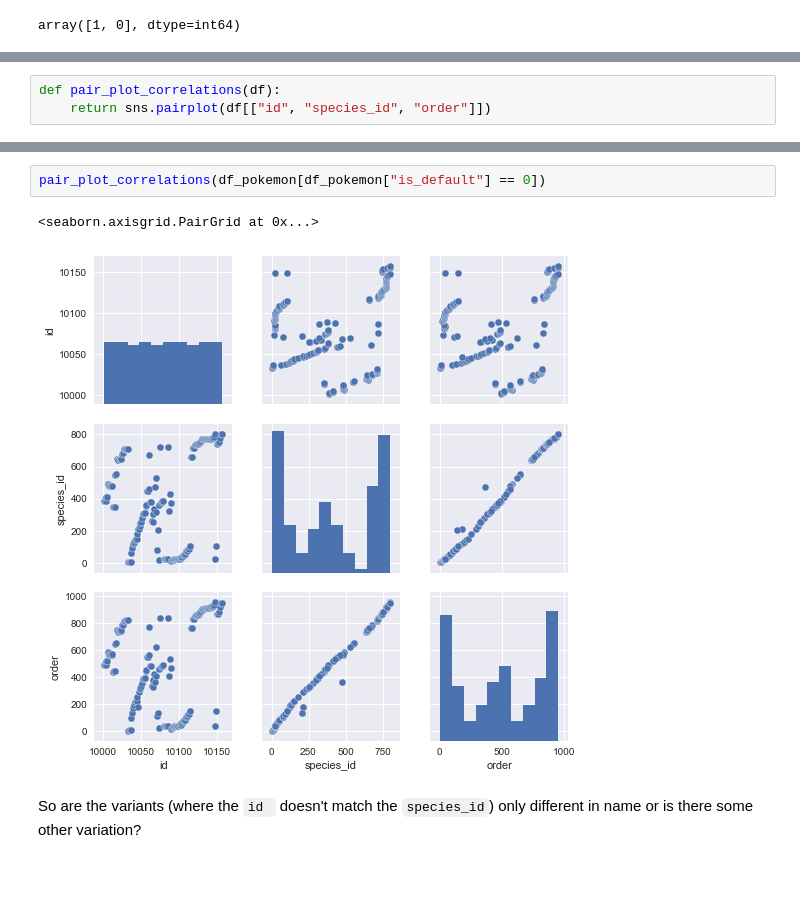
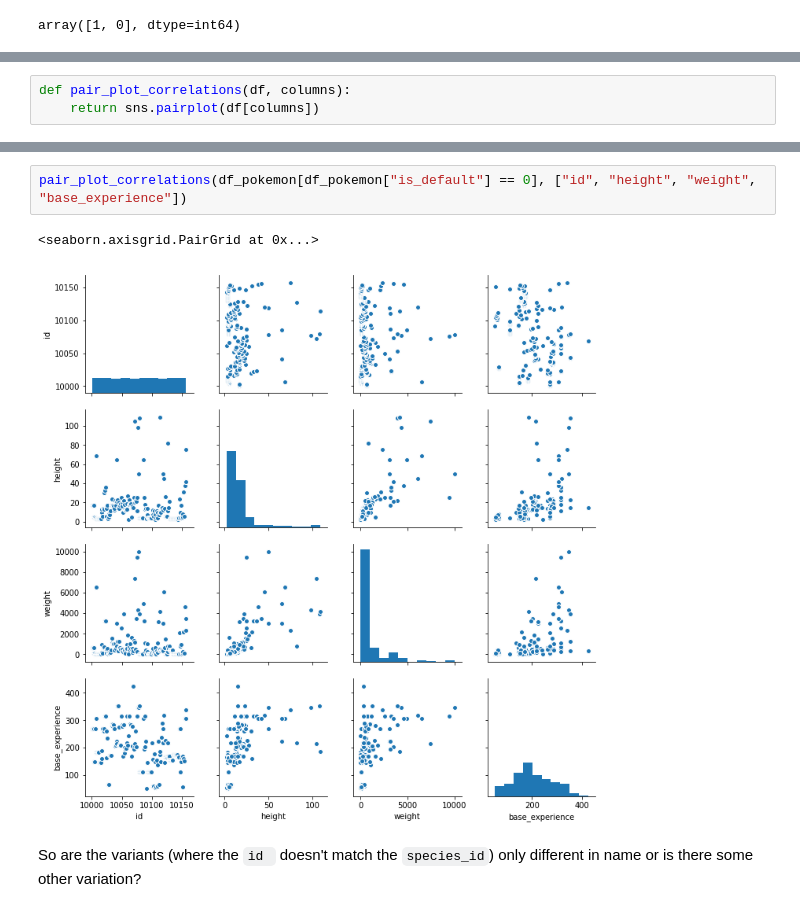
Before and after one commit to ryancollingwood/Pokedex, a Jupyter notebook: Pokedex.ipynb, the cells around one changed output, grey strips where cells are left out. Saved outputs shown, nothing was run; the diff lists cells and outputs as text; blank space fills up the shorter version.

```diff
--- a/Pokedex.ipynb
+++ b/Pokedex.ipynb
@@ -468,3 +654,3 @@ Let's plot these relationships.
 # %%
-def pair_plot_correlations(df):
-    return sns.pairplot(df[["id", "species_id", "order"]])
+def pair_plot_correlations(df, columns):
+    return sns.pairplot(df[columns])
@@ -476,8 +672,8 @@ pair_plot_correlations(df_pokemon[df_pokemon["is_default"] == 1])
 # %%
-pair_plot_correlations(df_pokemon[df_pokemon["is_default"] == 0])
+pair_plot_correlations(df_pokemon[df_pokemon["is_default"] == 0], ["id", "height", "weight", "base_experience"])
 # %% [output]
 <seaborn.axisgrid.PairGrid at 0x...>
-[figure, old version]
+[figure, new version]
 # %% [markdown]
 So are the variants (where the `id ` doesn't match the `species_id`) only different in name or is there some other variation?
 # %%
```
Also changed, not shown: parts of 94 cells of this notebook, 1 other file.
